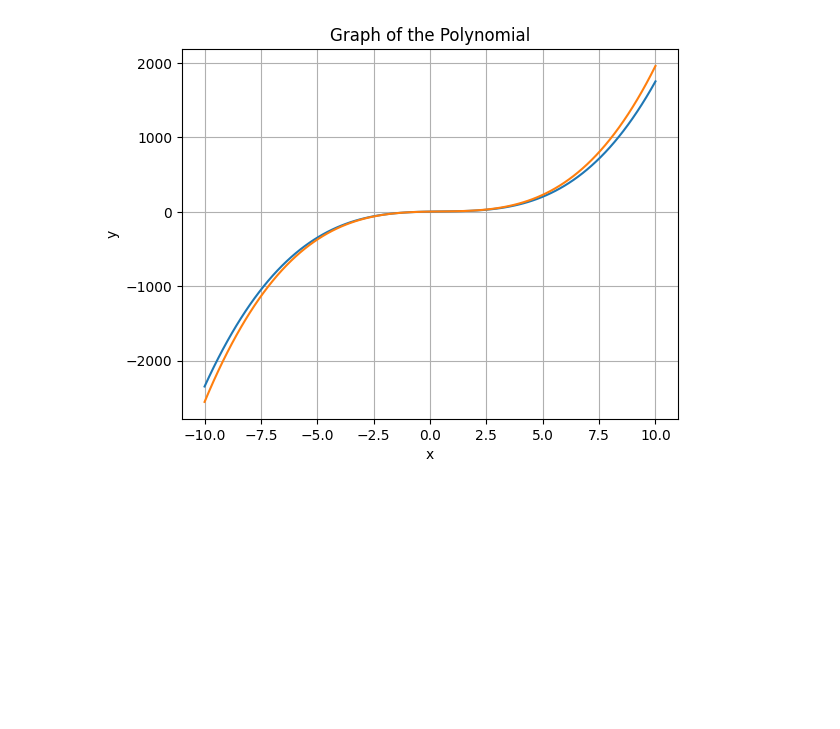
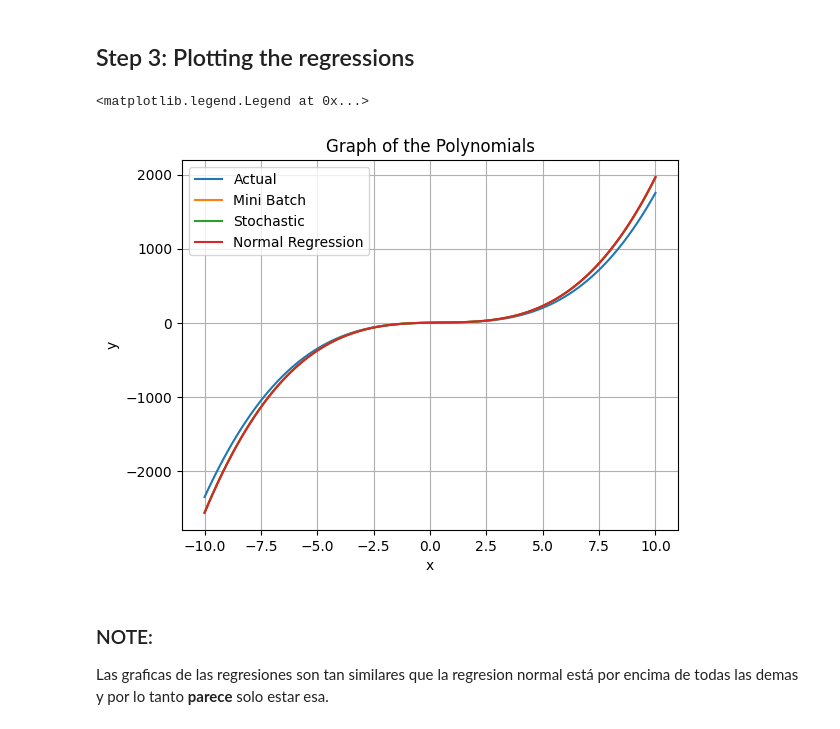
Before and after one commit to mariaRam2003/Laboratorio3_IA, a Jupyter notebook: Task2.1-SGD.ipynb, the cells around one changed output. Cells and saved outputs as stored; diff of their text form; code cells hidden in the pictures; blank space fills up the shorter version.

```diff
--- a/Task2.1-SGD.ipynb
+++ b/Task2.1-SGD.ipynb
@@ -34,17 +110,27 @@ Weights: [2.2086462482713167, -2.9989041779473853, 4.868283477313682, 2.99956229
+# %% [markdown]
+## Step 3: Plotting the regressions
 # %%
-import matplotlib.pyplot as plt
+x = np.linspace(-10, 10, 100)
+y1 = np.polyval(coefficients, x)
+y2 = np.polyval(weights_mini_batch, x)
+y3 = np.polyval(weights_stochastic, x)
+y4 = np.polyval(weights_batch, x)
 
-x = np.linspace(-10, 10, 100)
-y1 = np.polyval(POLY_COEFICIENTS, x)
-y2 = np.polyval(WEIGHTS, x)
+plt.plot(x, y1, label="Actual")
+plt.plot(x, y2, label="Mini Batch")
+plt.plot(x, y3, label="Stochastic")
+plt.plot(x, y4, label="Normal Regression")
 
-plt.plot(x, y1)
-plt.plot(x, y2)
-
-# Optional: Customize the plot
+# plot
 plt.xlabel("x")
 plt.ylabel("y")
-plt.title("Graph of the Polynomial")
+plt.title("Graph of the Polynomials")
 plt.grid(True)
+
+plt.legend()
 # %% [output]
+<matplotlib.legend.Legend at 0x...>
-[figure, old version]
+[figure, new version]
+# %% [markdown]
+### NOTE:
+Las graficas de las regresiones son tan similares que la regresion normal está por encima de todas las demas y por lo tanto __parece__ solo estar esa.
```
Also changed, not shown: parts of 6 cells of this notebook.
